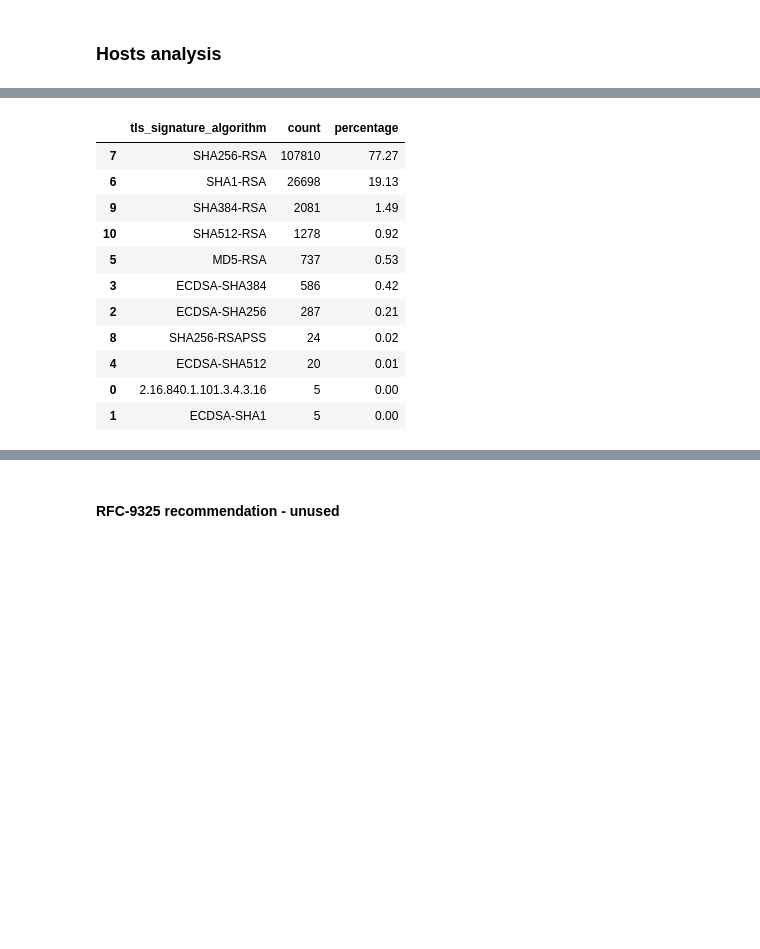
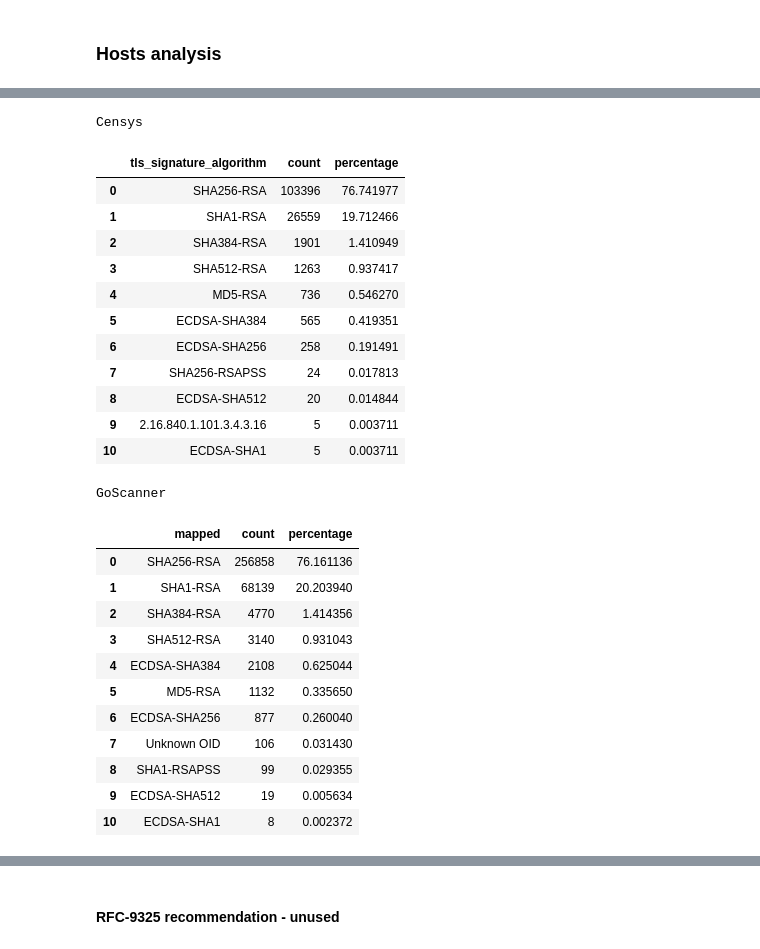
Before and after one commit to internettransparency/ldap-sequel, a Jupyter notebook: notebooks/analysis.ipynb, the cells around one changed output, grey strips where cells are left out. Drawn from its saved outputs; the diff is of its cells as text; code cells hidden in the pictures; blank space fills up the shorter version.

```diff
--- a/notebooks/analysis.ipynb
+++ b/notebooks/analysis.ipynb
@@ -755,23 +828,56 @@ def show_cipher_ks(aggr_ciphers_pdf):
+# %%
+# SHA256-RSAPSS, RSASSA-PSS:
+# https://www.cryptsoft.com/pkcs11doc/v230/group__SEC__11__1__17__PKCS____1__RSA__PSS__SIGNATURE__WITH__SHA__1____SHA__256____SHA__384__OR__SHA__512.html
+# https://crypto.stackexchange.com/questions/58680/whats-the-difference-between-rsa-pss-pss-and-rsa-pss-rsae-schemes
+# https://crypto.stackexchange.com/questions/48407/should-i-be-using-pkcs1-v1-5-or-pss-for-rsa-signatures
+sign_algo_x509_to_censys = {
+    "sha256WithRSAEncryption": "SHA256-RSA",
+    "sha1WithRSAEncryption": "SHA1-RSA",
+    "sha384WithRSAEncryption": "SHA384-RSA",
+    "sha512WithRSAEncryption": "SHA512-RSA",
+    "ecdsa-with-SHA384": "ECDSA-SHA384",
+    "md5WithRSAEncryption": "MD5-RSA",
+    "ecdsa-with-SHA256": "ECDSA-SHA256",
+    "Unknown OID": "Unknown OID",
+    "RSASSA-PSS": "SHA1-RSAPSS",
+    "ecdsa-with-SHA512": "ECDSA-SHA512",
+    "ecdsa-with-SHA1": "ECDSA-SHA1"
+}
 # %%
-try:
-    aggr_tls_sign_algo_pdf
-except:
-    aggr_tls_sign_algo_pdf = pd.read_csv("../dataset/processing/censys_tls_sign_algo.csv")
-
-display(aggr_tls_sign_algo_pdf)
-
 # https://www.alvestrand.no/objectid/submissions/2.16.840.1.101.3.4.3.16.html
+# 2.16.840.1.101.3.4.3.16 = SHA-3-512 with RSA Encryption
+print("Censys")
+censys_aggr_tls_sign_algo_pdf = pd.concat([pd.read_csv(filename) for filename in glob("../dataset/processing/censys_tls_sign_algo/*csv")])
+display(censys_aggr_tls_sign_algo_pdf)
+print("GoScanner")
+goscanner_aggr_tls_sign_algo_pdf = pd.concat([pd.read_csv(filename) for filename in glob("../dataset/processing/goscanner_tls_sign_algo/*csv")])
+goscanner_aggr_tls_sign_algo_pdf["mapped"] = goscanner_aggr_tls_sign_algo_pdf["tls_signature_algorithm"].map(sign_algo_x509_to_censys)
+display(goscanner_aggr_tls_sign_algo_pdf[["mapped", "count", "percentage"]])
 # %% [output]
+Censys
 |  | tls_signature_algorithm | count | percentage |
-| 7 | SHA256-RSA | 107810 | 77.27 |
-| 6 | SHA1-RSA | 26698 | 19.13 |
-| 9 | SHA384-RSA | 2081 | 1.49 |
-| 10 | SHA512-RSA | 1278 | 0.92 |
-| 5 | MD5-RSA | 737 | 0.53 |
-| 3 | ECDSA-SHA384 | 586 | 0.42 |
-| 2 | ECDSA-SHA256 | 287 | 0.21 |
-| 8 | SHA256-RSAPSS | 24 | 0.02 |
-| 4 | ECDSA-SHA512 | 20 | 0.01 |
-| 0 | 2.16.840.1.101.3.4.3.16 | 5 | 0.00 |
-| 1 | ECDSA-SHA1 | 5 | 0.00 |
+| 0 | SHA256-RSA | 103396 | 76.741977 |
+| 1 | SHA1-RSA | 26559 | 19.712466 |
+| 2 | SHA384-RSA | 1901 | 1.410949 |
+| 3 | SHA512-RSA | 1263 | 0.937417 |
+| 4 | MD5-RSA | 736 | 0.546270 |
+| 5 | ECDSA-SHA384 | 565 | 0.419351 |
+| 6 | ECDSA-SHA256 | 258 | 0.191491 |
+| 7 | SHA256-RSAPSS | 24 | 0.017813 |
+| 8 | ECDSA-SHA512 | 20 | 0.014844 |
+| 9 | 2.16.840.1.101.3.4.3.16 | 5 | 0.003711 |
+| 10 | ECDSA-SHA1 | 5 | 0.003711 |
+GoScanner
+|  | mapped | count | percentage |
+| 0 | SHA256-RSA | 256858 | 76.161136 |
+| 1 | SHA1-RSA | 68139 | 20.203940 |
+| 2 | SHA384-RSA | 4770 | 1.414356 |
+| 3 | SHA512-RSA | 3140 | 0.931043 |
+| 4 | ECDSA-SHA384 | 2108 | 0.625044 |
+| 5 | MD5-RSA | 1132 | 0.335650 |
+| 6 | ECDSA-SHA256 | 877 | 0.260040 |
+| 7 | Unknown OID | 106 | 0.031430 |
+| 8 | SHA1-RSAPSS | 99 | 0.029355 |
+| 9 | ECDSA-SHA512 | 19 | 0.005634 |
+| 10 | ECDSA-SHA1 | 8 | 0.002372 |
 # %%
```
Also changed, not shown: parts of 39 cells of this notebook, 3 other files.
